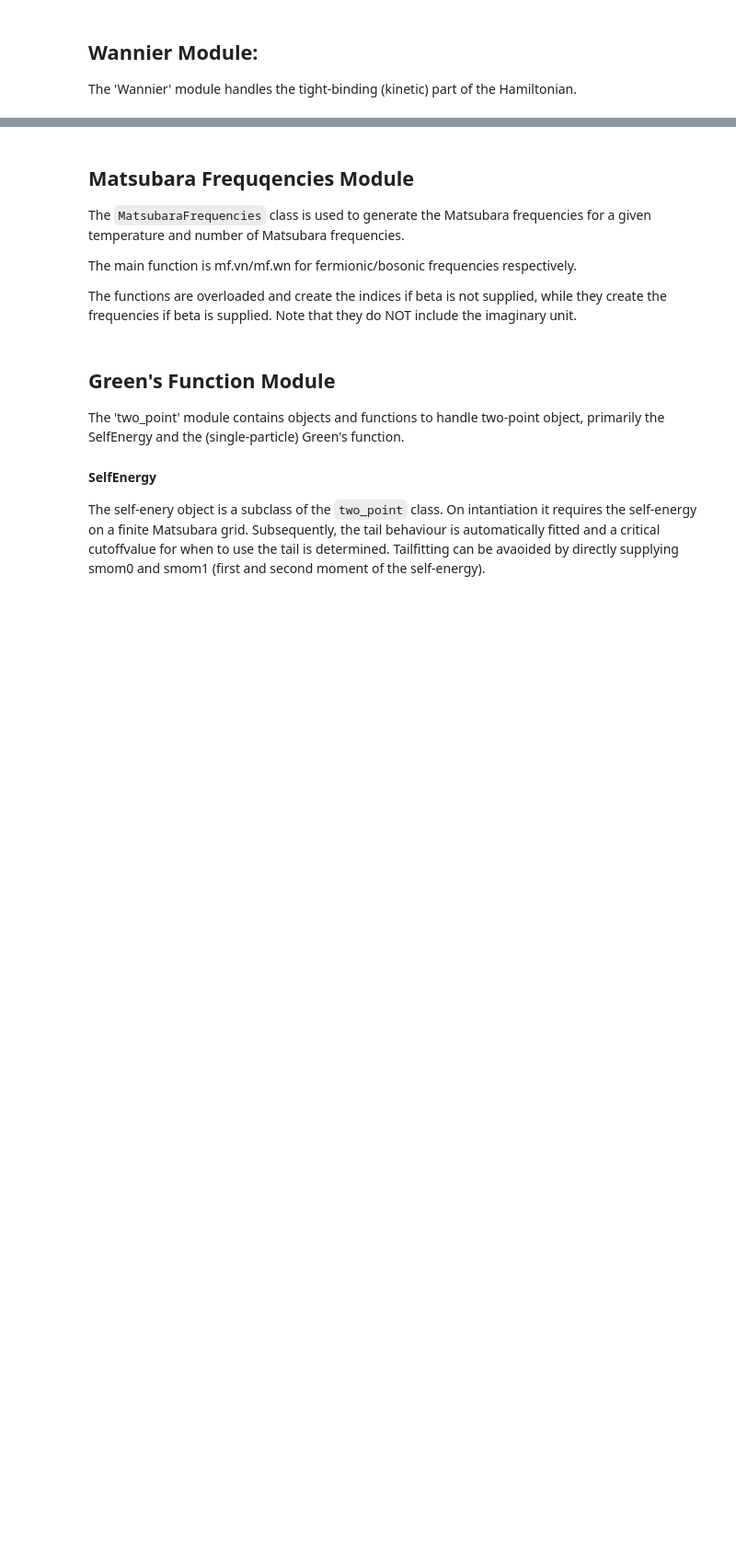
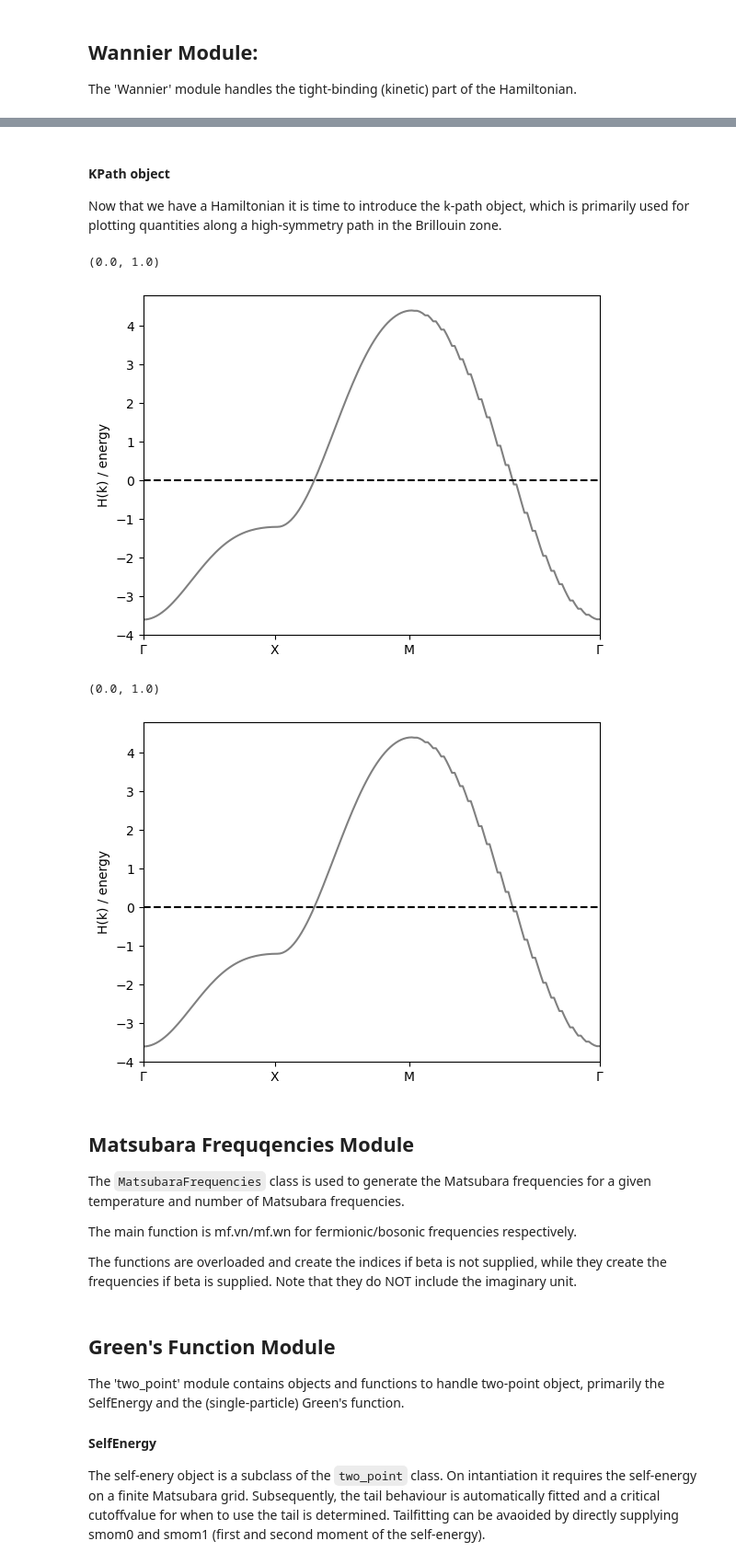
Before and after one commit to PaulWorm/DGApy, a Jupyter notebook: tutorial/Intoduction.ipynb, the cells around one changed output, grey strips where cells are left out. Shown at 92% size. Drawn from its saved outputs; the diff is of its cells as text; code cells hidden in the pictures; blank space fills up the shorter version.

Commit message:
Expanded the tutorial to include the k-path, wanner and Green's function part.

```diff
--- a/tutorial/Intoduction.ipynb
+++ b/tutorial/Intoduction.ipynb
@@ -52,3 +69,25 @@ The 'Wannier' module handles the tight-binding (kinetic) part of the Hamiltonian
+# %% [markdown]
+#### KPath object
+
+Now that we have a Hamiltonian it is time to introduce the k-path object, which is primarily used for plotting quantities along
+ a high-symmetry path in the Brillouin zone.
+# %%
+k_path_string = 'Gamma-X-M-Gamma'
+k_path = bz.KPath(nk,k_path_string)
+
+ek_kpath = k_path.map_to_kpath(ek)
+
+plt.figure()
+plt.plot(k_path.k_axis,ek_kpath.real,'-',color='grey')
+plt.hlines(0,k_path.k_axis[0],k_path.k_axis[-1],linestyles='dashed',color='k')
+plt.ylabel('H(k) / energy')
+plt.xticks(k_path.x_ticks,k_path.labels)
+plt.xlim(0,1)
+# %% [output]
+(0.0, 1.0)
+[figure, added]
+(0.0, 1.0)
+[figure, added]
 # %% [markdown]
 ## Matsubara Frequqencies Module
 
```
Also changed, not shown: parts of 7 cells of this notebook, 1 other file.
